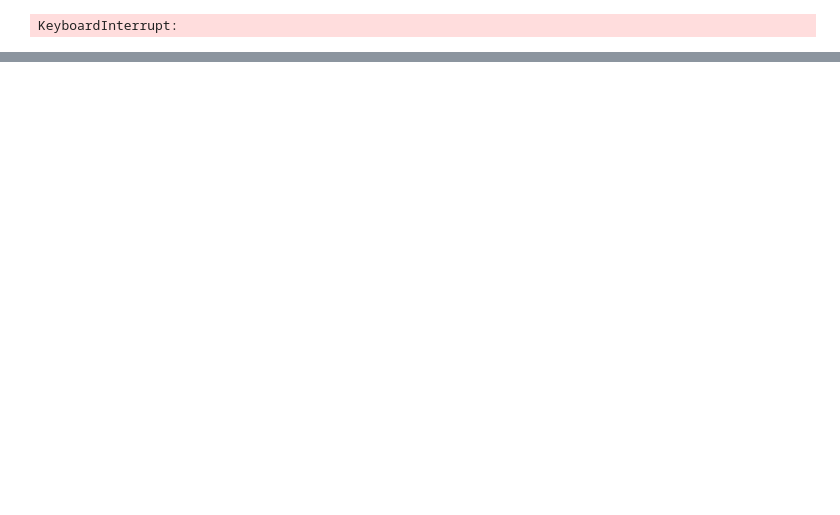
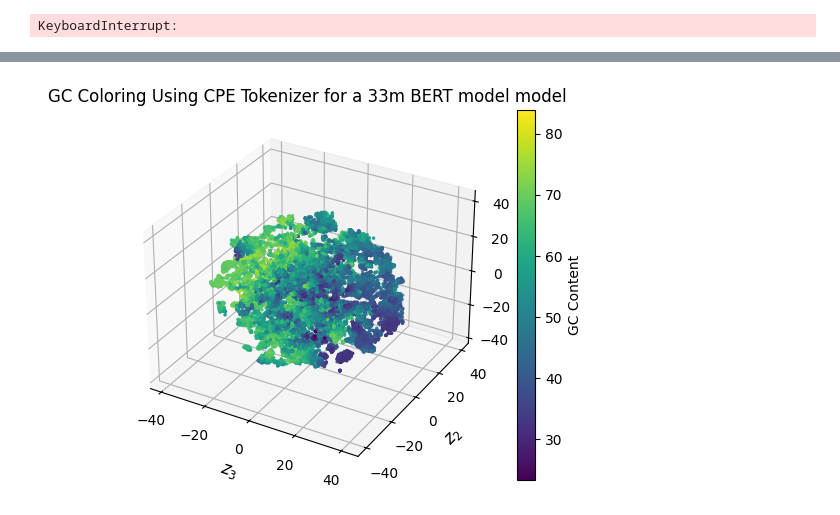
Before and after one commit to sakethramakrishnan/cpe, a Jupyter notebook: cpe/model_visualization_tSNE.ipynb, the cells around one changed output, grey strips where cells are left out. Cells and saved outputs as stored; diff of their text form; code cells hidden in the pictures; blank space fills up the shorter version.

```diff
--- a/cpe/model_visualization_tSNE.ipynb
+++ b/cpe/model_visualization_tSNE.ipynb
@@ -191,3 +179,3 @@ embeddings, _, _ = llm_inference(
 # %%
-tsne_embeddings = TSNE(n_components=2).fit_transform(embeddings)
+tsne_embeddings = TSNE(n_components=3).fit_transform(embeddings)
 # %%
@@ -194,0 +183,31 @@ embedding_visualization = PlotClustersData(sequences=sequences, tsne_hidden_stat
+# %%
+def plot_3d_scatter(df, hue, plt_title, color_label):
+    """
+    Plot a 3D scatter plot using a Pandas DataFrame.
+
+    Parameters:
+    - df (pd.DataFrame): Pandas DataFrame with 'x', 'y', 'z', and 'colors' columns.
+    """
+    # Extract data from DataFrame
+    x = df['x']
+    y = df['y']
+    z = df['z']
+    colors = hue
+
+    # Create a 3D scatter plot using a colormap
+    fig = plt.figure()
+    ax = fig.add_subplot(111, projection='3d')
+    scatter = ax.scatter(x, y, z, c=colors, cmap='viridis', s=2)
+
+    # Customize the plot
+    plt.xlabel(r"$z_1$", fontsize=12)
+    plt.ylabel(r"$z_2$", fontsize=12)
+    plt.xlabel(r"$z_3$", fontsize=12)
+
+    ax.set_title(plt_title)
+
+    # Add a colorbar to show the mapping of colors to values
+    cbar = plt.colorbar(scatter)
+    cbar.set_label(color_label)
+
+    plt.show()
@@ -194,0 +219,14 @@ embedding_visualization = PlotClustersData(sequences=sequences, tsne_hidden_stat
+# %%
+plot_df = pd.DataFrame(
+            {"x": tsne_embeddings[:, 0], "y": tsne_embeddings[:, 1], "z": tsne_embeddings[:, 2]}
+        )
+gc_content_of_seqs = gc_content(sequences)
+
+hue = gc_content_of_seqs
+plt_title = f"GC Coloring Using {tokenizer_type} for a {model_type_with_params} model"
+
+cbar_label = 'GC Content'
+# %%
+plot_3d_scatter(plot_df, hue, plt_title, cbar_label)
+# %% [output]
+[figure, added]
```
Also changed, not shown: parts of 23 cells of this notebook, 2 other files.
